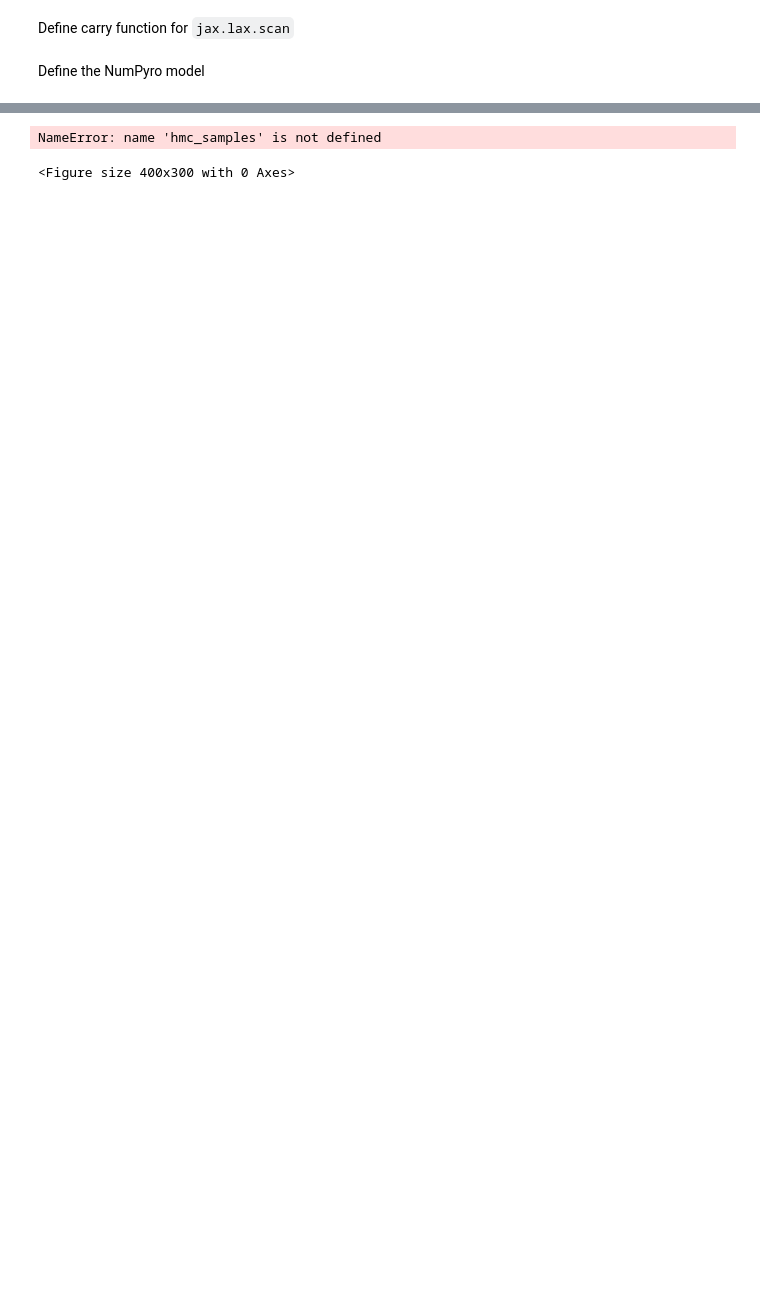
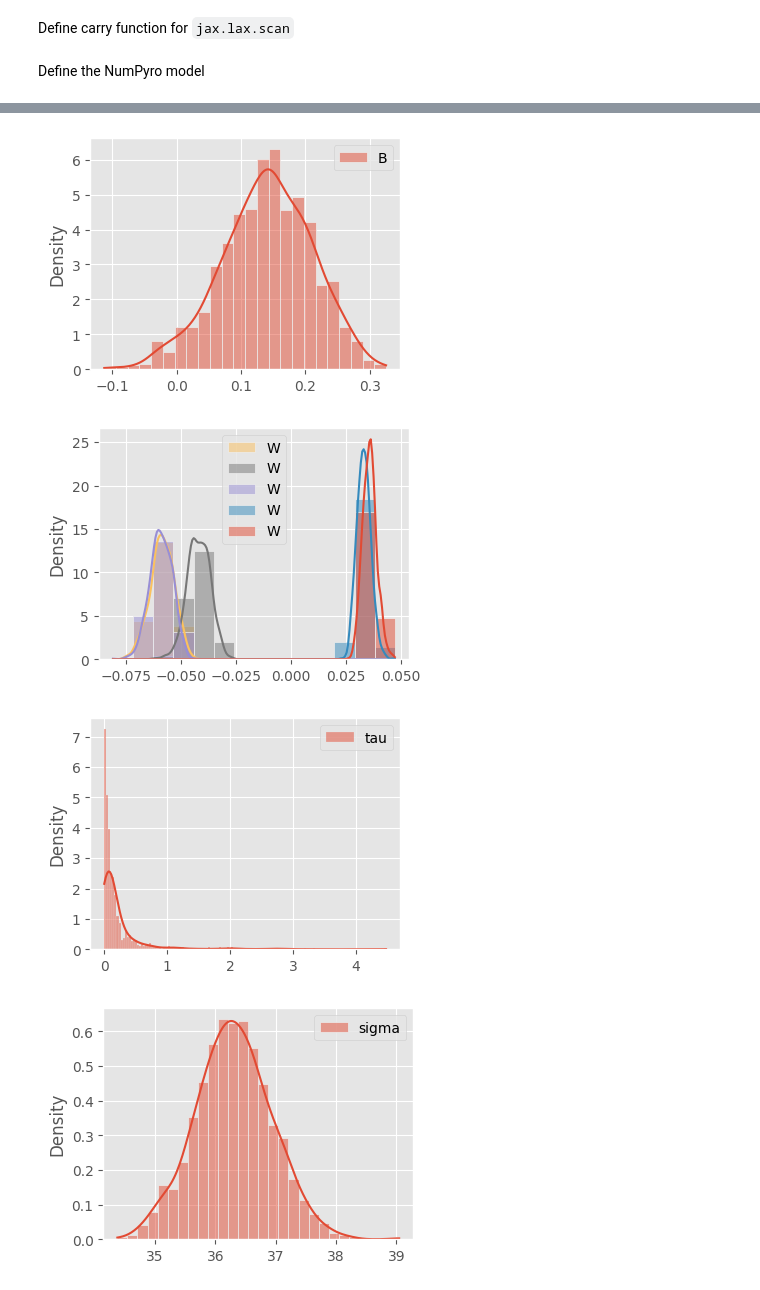
Before and after one commit to SorenBlattBendtsen/model_based, a Jupyter notebook: simplePGM.ipynb, the cells around one changed output, grey strips where cells are left out. Drawn from its saved outputs; the diff is of its cells as text; code cells hidden in the pictures; blank space fills up the shorter version.

```diff
--- a/simplePGM.ipynb
+++ b/simplePGM.ipynb
@@ -139,15 +217,17 @@ NameError: name 'mcmc' is not defined
 # %%
 hmc_samples = {k: v for k, v in mcmc.get_samples().items()}
 # %%
-nodes = ["beta", "tau", "sigma"]
+nodes = ["B", "W", "tau", "sigma"]
 for node in nodes:
     plt.figure(figsize=(4,3))
     sns.histplot(hmc_samples[node], label=node, kde=True, stat="density")
     plt.legend()
     plt.show()
 # %% [output]
-NameError: name 'hmc_samples' is not defined
-<Figure size 400x300 with 0 Axes>
+[figure, added]
+[figure, added]
+[figure, added]
+[figure, added]
 # %%
 y_hat = hmc_samples["y_mis"].mean(axis=0)
 y_std = hmc_samples["y_mis"].std(axis=0)
```
Also changed, not shown: parts of 14 cells of this notebook.
